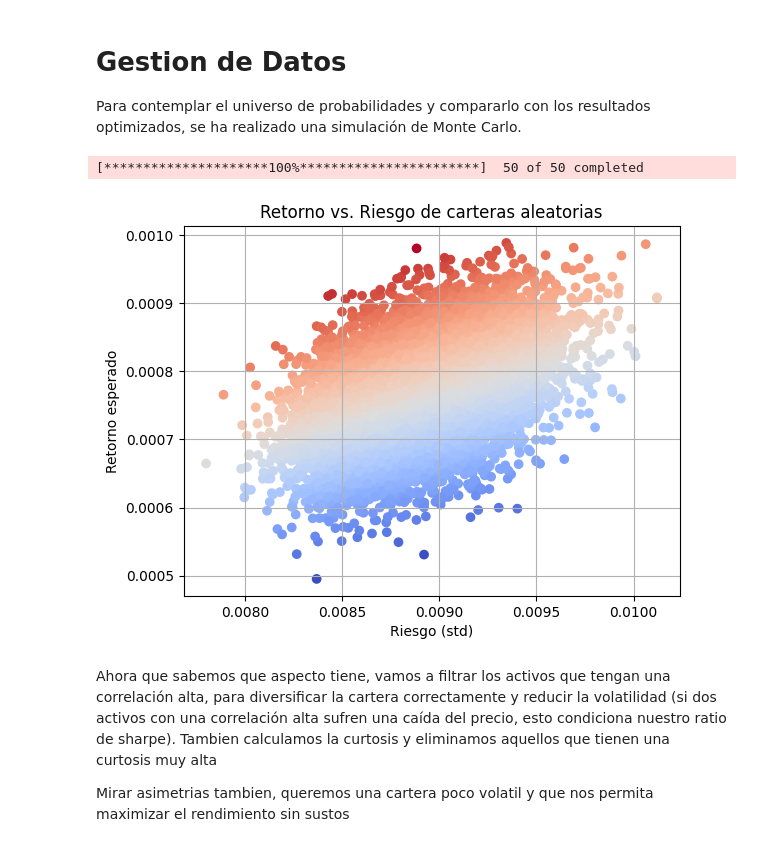
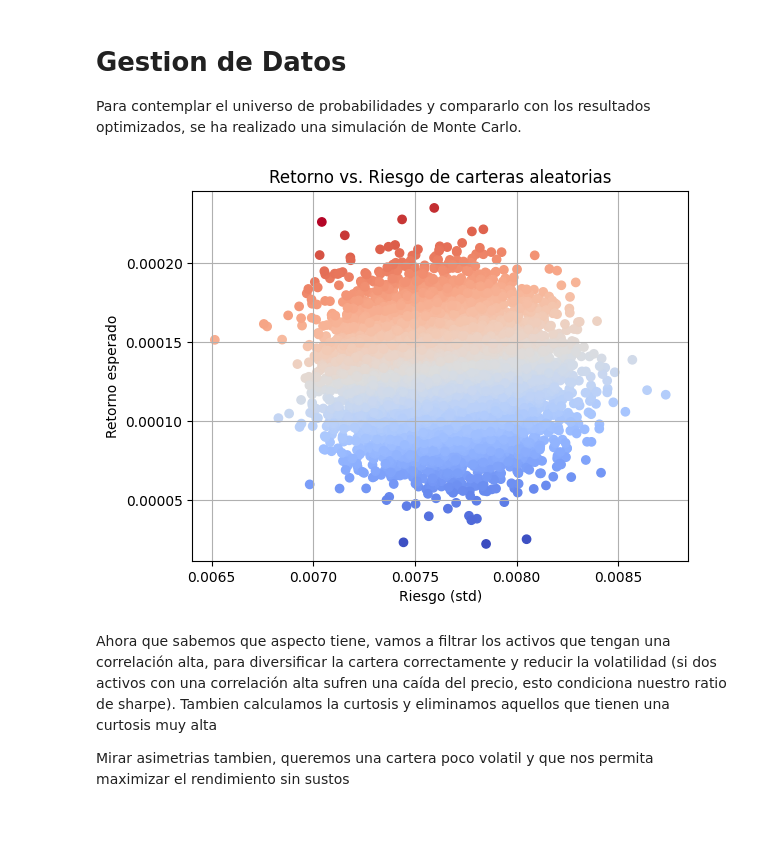
Before and after one commit to Juanjod54/MIAX_TB2.4, a Jupyter notebook: gestion_carteras.ipynb, the cells around one changed output. Drawn from its saved outputs; the diff is of its cells as text; code cells hidden in the pictures.

```diff
--- a/gestion_carteras.ipynb
+++ b/gestion_carteras.ipynb
@@ -57,14 +57,13 @@ def get_data(csv=True):
         return yf.download(tickers, period="2y", interval="1d")['Close'].pct_change().dropna()
 # %%
 
-returns = get_data(csv=False)
+returns = get_data(csv=True)
 if not len(returns):
     exit(-1)
 
 plot_sharpe(returns)
 # %% [output]
-[*********************100%***********************]  50 of 50 completed
-[figure, old version]
+[figure, new version]
 # %% [markdown]
 Ahora que sabemos que aspecto tiene, vamos a filtrar los activos que tengan una correlación alta, para diversificar la cartera correctamente y reducir la volatilidad (si dos activos con una correlación alta sufren una caída del precio, esto condiciona nuestro ratio de sharpe).
 Tambien calculamos la curtosis y eliminamos aquellos que tienen una curtosis muy alta
```
Also changed, not shown: parts of 4 cells of this notebook.
